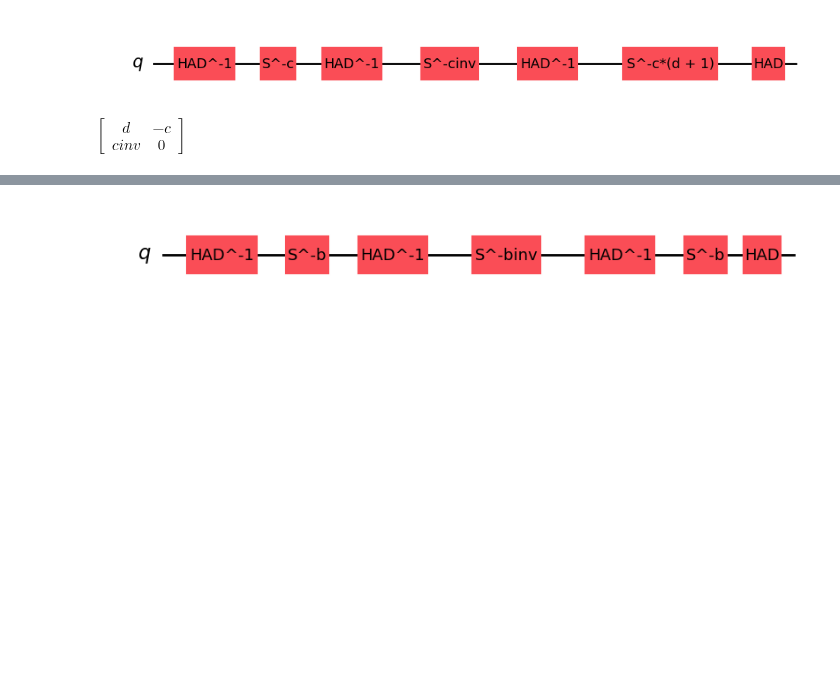
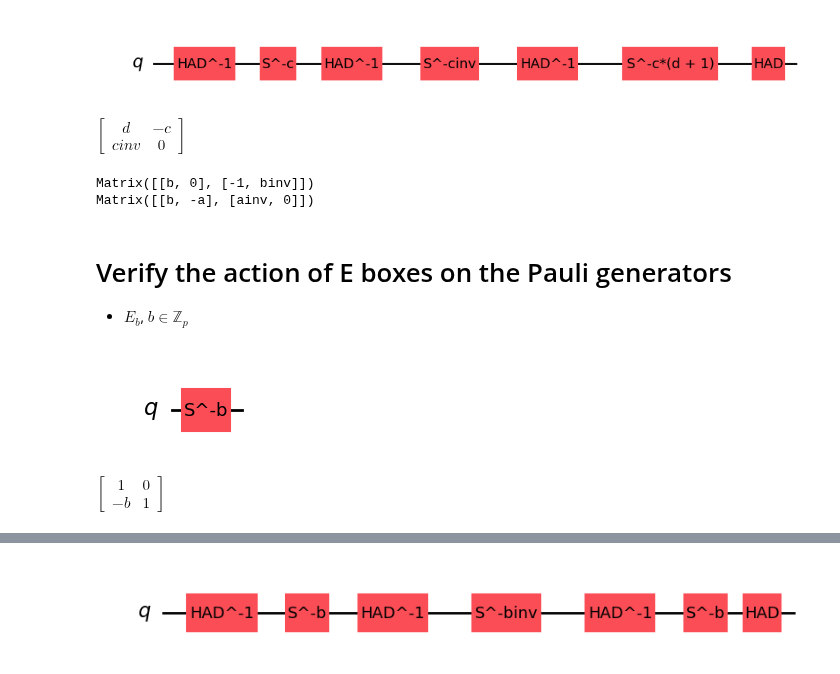
Before and after one commit to SarahMMMLi/QuditClifford, a Jupyter notebook: notebooks/BoxRelation-Soundness.ipynb, the cells around one changed output, grey strips where cells are left out. Saved outputs shown, nothing was run; the diff lists cells and outputs as text; code cells hidden in the pictures; blank space fills up the shorter version.

Commit message:
Added the generic definition of E boxes

```diff
--- a/notebooks/BoxRelation-Soundness.ipynb
+++ b/notebooks/BoxRelation-Soundness.ipynb
@@ -620,0 +490,60 @@ $\displaystyle \left[\begin{matrix}d & - c\\cinv & 0\end{matrix}\right]$
+# %%
+A0b_m = A0b.to_symplectic_matrix()
+A0b_m_reduce = dizx.symplectic.reduce_matrix(A0b_m,[(a,ainv),(b,binv)])
+Aab_m = Aab.to_symplectic_matrix()
+Aab_m_reduce = dizx.symplectic.reduce_matrix(Aab_m,[(a,ainv),(b,binv)])
+
+print(A0b_m_reduce)
+print(Aab_m_reduce)
+
+name_of_file = 'A0b'
+complete_name = os.path.join(save_to_path, name_of_file+".qasm")
+with open(complete_name, 'w+') as fA0b:
+    fA0b.write(A0b.to_qasm())
+
+name_of_file = 'Aab'
+complete_name = os.path.join(save_to_path, name_of_file+".qasm")
+with open(complete_name, 'w+') as fAab:
+    fAab.write(Aab.to_qasm())
+# print(p)
+# %% [output]
+Matrix([[b, 0], [-1, binv]])
+Matrix([[b, -a], [ainv, 0]])
+# %% [markdown]
+# Verify the action of E boxes on the Pauli generators
+- $E_{b}$, $b \in \mathbb{Z}_p$
+# %%
+def instantiate_E_box(b, j, n, p):
+    """
+    Returns the E(b) box acting on qudit j inside an n-qudit circuit. Indexing starts from 0.
+    """
+
+    # ---- Index validation ----
+    if not isinstance(j, int):
+        raise TypeError(f"Target index j must be an integer, not {type(j)}.")
+
+    if j < 0 or j >= n:
+        raise ValueError(
+            f"Target qudit index j={j} is out of range for n={n}. "
+            f"Valid indices are 0 to {n-1}."
+        )
+
+    # ---- Create full circuit ----
+    circ = dizx.Circuit(qudit_amount=n, dim=p)
+    circ += S(j)**(-b)
+    return circ
+# %%
+Eb = instantiate_E_box(b, 0, 1, 23)
+Eb_reduce = dizx.symplectic.reduce_matrix(Eb.to_symplectic_matrix(),[(b,symbolic_inverse(b))])
+display(Eb.draw())
+Eb_reduce
+
+# for i in range(10):
+#     Eb = instantiate_E_box(b, i, 10, 23)
+#     Eb_reduce = dizx.symplectic.reduce_matrix(Eb.to_symplectic_matrix(),[(a,symbolic_inverse(a)),(b,symbolic_inverse(b))])
+#     display(Eb.draw())
+
+# Eb_reduce
+# %% [output]
+[figure, added]
+$\displaystyle \left[\begin{matrix}1 & 0\\- b & 1\end{matrix}\right]$
```
Also changed, not shown: parts of 19 cells of this notebook.
